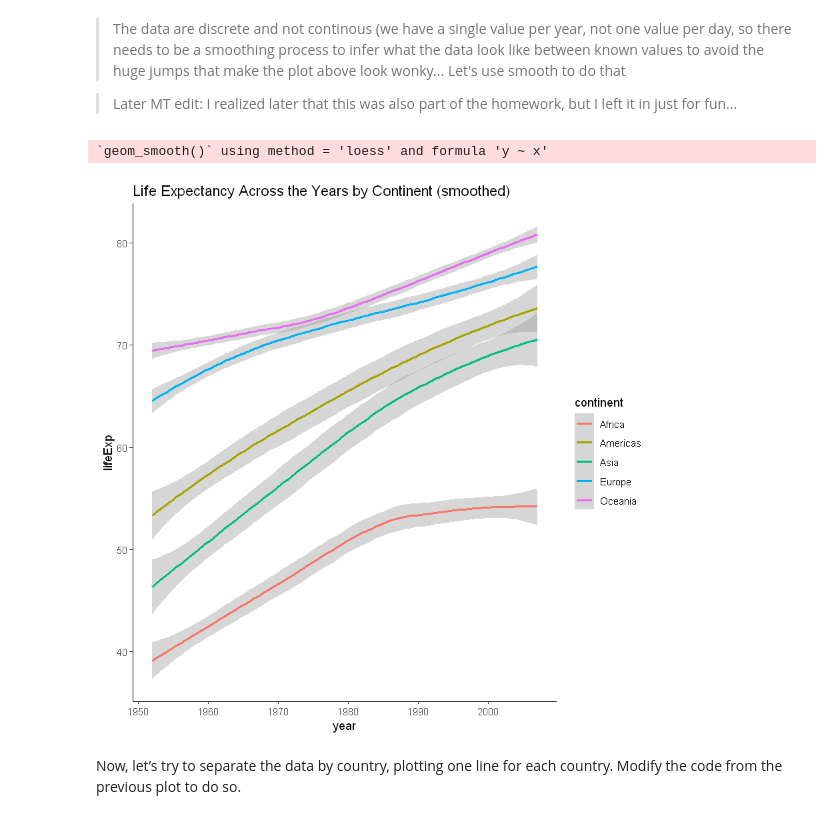
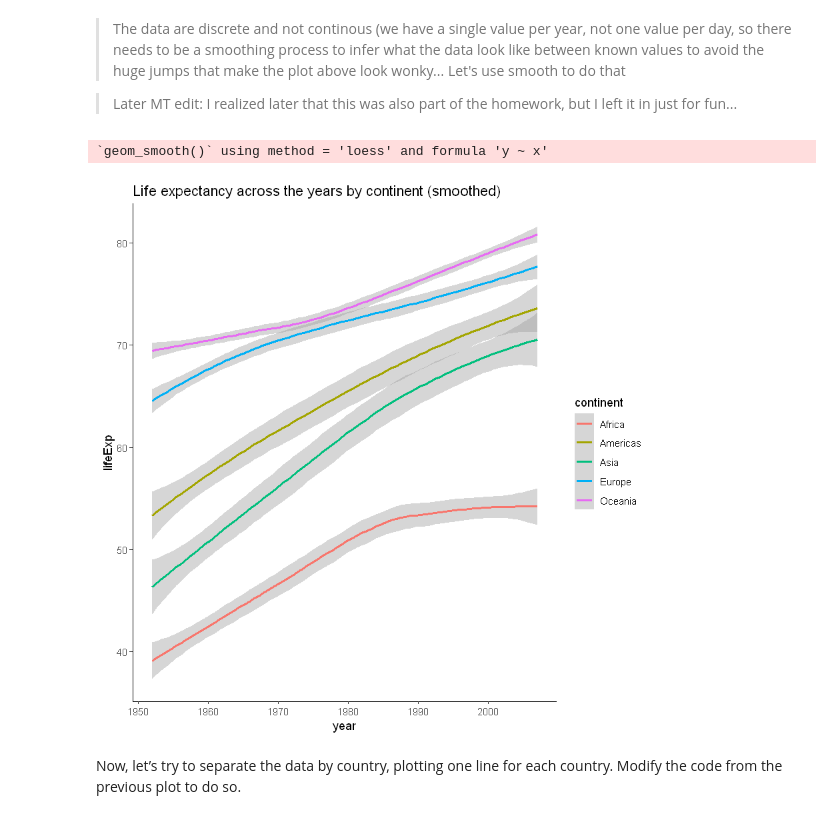
Before and after one commit to tardifmc/Tardif_DSPN_S22, a Jupyter notebook: Homework3.ipynb, the cells around one changed output. Drawn from its saved outputs; the diff is of its cells as text; code cells hidden in the pictures.

```diff
--- a/Homework3.ipynb
+++ b/Homework3.ipynb
@@ -60,11 +67,11 @@ Hmm, this plot looks a bit weird and unexpected, making it difficult for us to e
 # %%
 ggplot(hw3_data, aes(year, lifeExp, colour=continent)) +
     geom_smooth() +
     theme_classic() +
-    ggtitle("Life Expectancy Across the Years by Continent (smoothed)")
+    ggtitle("Life expectancy across the years by continent (smoothed)")
 # %% [output]
 `geom_smooth()` using method = 'loess' and formula 'y ~ x'
-[figure, old version]
+[figure, new version]
 # %% [markdown]
 Now, let’s try to separate the data by country, plotting one line for each country. Modify the code from the previous plot to do so.
 # %%
```
Also changed, not shown: parts of 8 cells of this notebook.
